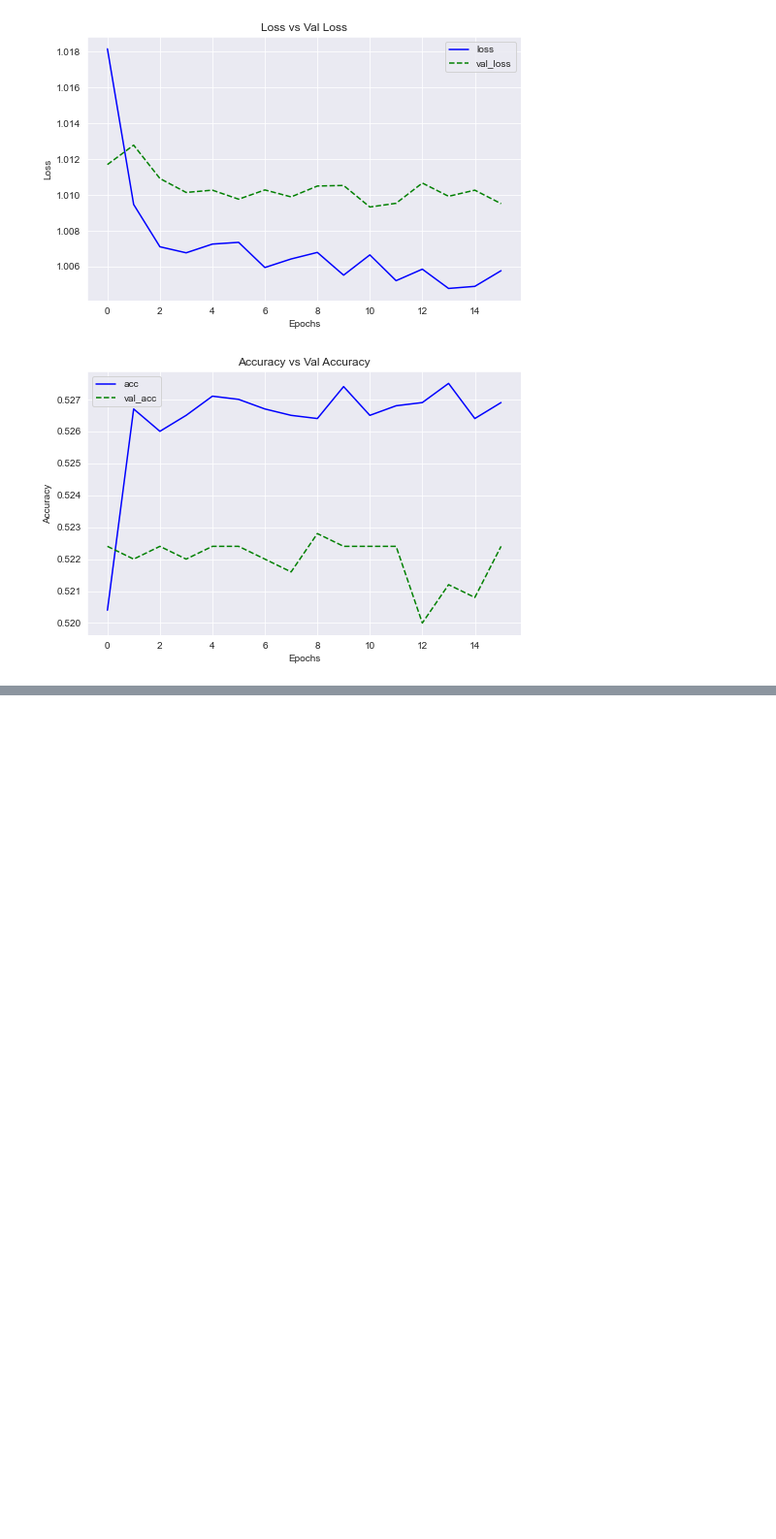
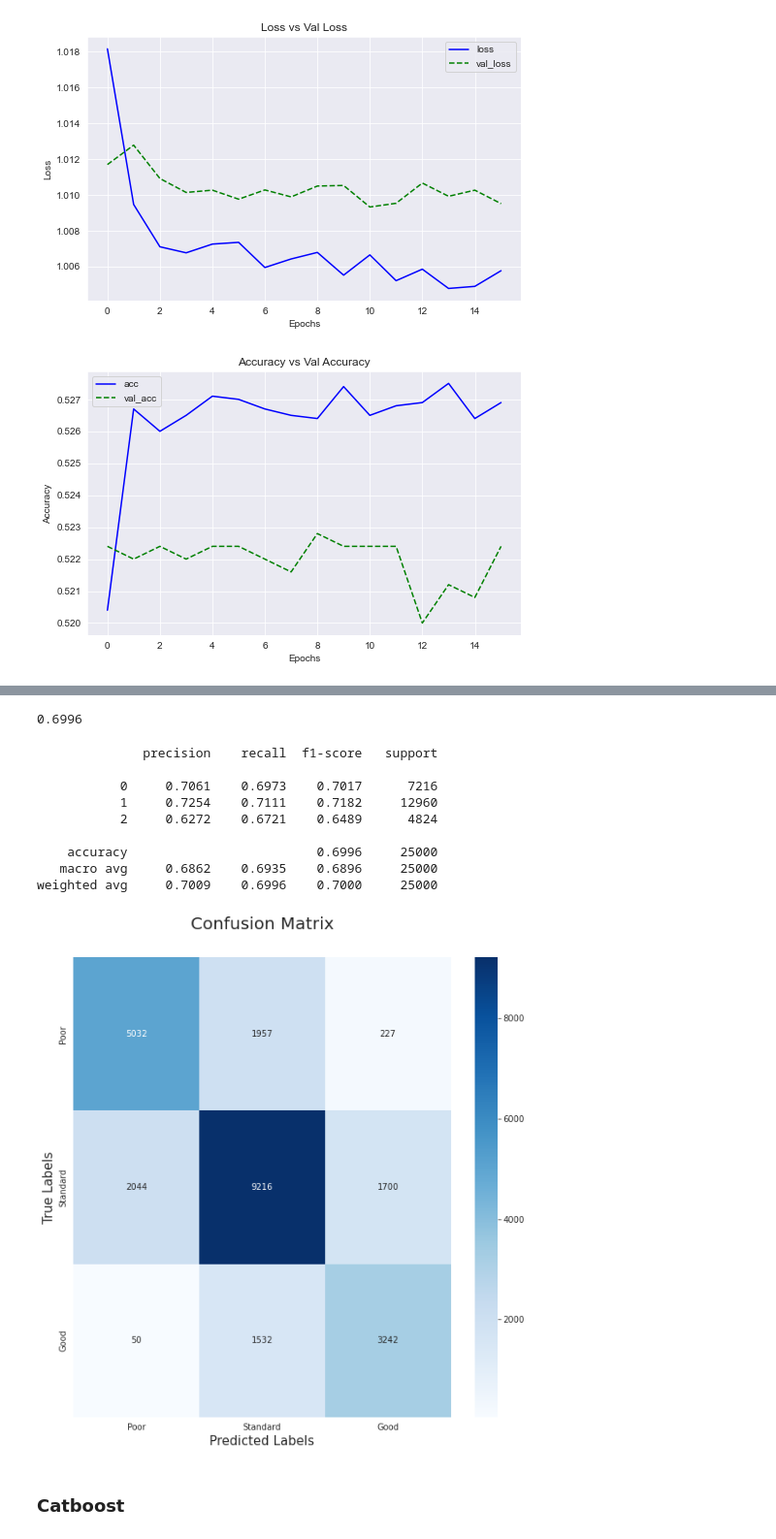
Before and after one commit to Rphabet/Imbalanced, a Jupyter notebook: CreditScore/modelling_v0.ipynb, the cells around one changed output, grey strips where cells are left out. Shown at 97% size. Saved outputs shown, nothing was run; the diff lists cells and outputs as text; code cells hidden in the pictures; blank space fills up the shorter version.

```diff
--- a/CreditScore/modelling_v0.ipynb
+++ b/CreditScore/modelling_v0.ipynb
@@ -295,0 +471,17 @@ plot_acc(history)
+# %%
+lgb = LGBMClassifier(n_jobs=-1, random_state=42)
+lgb_params = {
+    'learning_rate': np.arange(5, 10) / 100,
+    'n_estimators': np.arange(100, 1100),
+    'num_leaves': [10, 20, 30, 40, 50],
+    'max_depth': [-1, 5, 10, 15],
+    'boosting': ['gbdt','rf']
+}
+# %%
+clf = RandomizedSearchCV(lgb, lgb_params, n_iter=15, random_state=42)
+
+start_time = time()
+with ProgressBar():
+    clf.fit(X_train, y_train)
+
+print("Learning Durations: ", timedelta(seconds=(time() - start_time)))
@@ -295,0 +578,19 @@ plot_acc(history)
+# %%
+clf.score(X_test, y_test)
+# %% [output]
+0.6996
+# %%
+clf_report_plot(y_test, X_test, clf)
+# %% [output]
+              precision    recall  f1-score   support
+
+           0     0.7061    0.6973    0.7017      7216
+           1     0.7254    0.7111    0.7182     12960
+           2     0.6272    0.6721    0.6489      4824
+
+    accuracy                         0.6996     25000
+   macro avg     0.6862    0.6935    0.6896     25000
+weighted avg     0.7009    0.6996    0.7000     25000
+[figure, added]
+# %% [markdown]
+### Catboost
```
Also changed, not shown: parts of 43 cells of this notebook, 5 other files.
